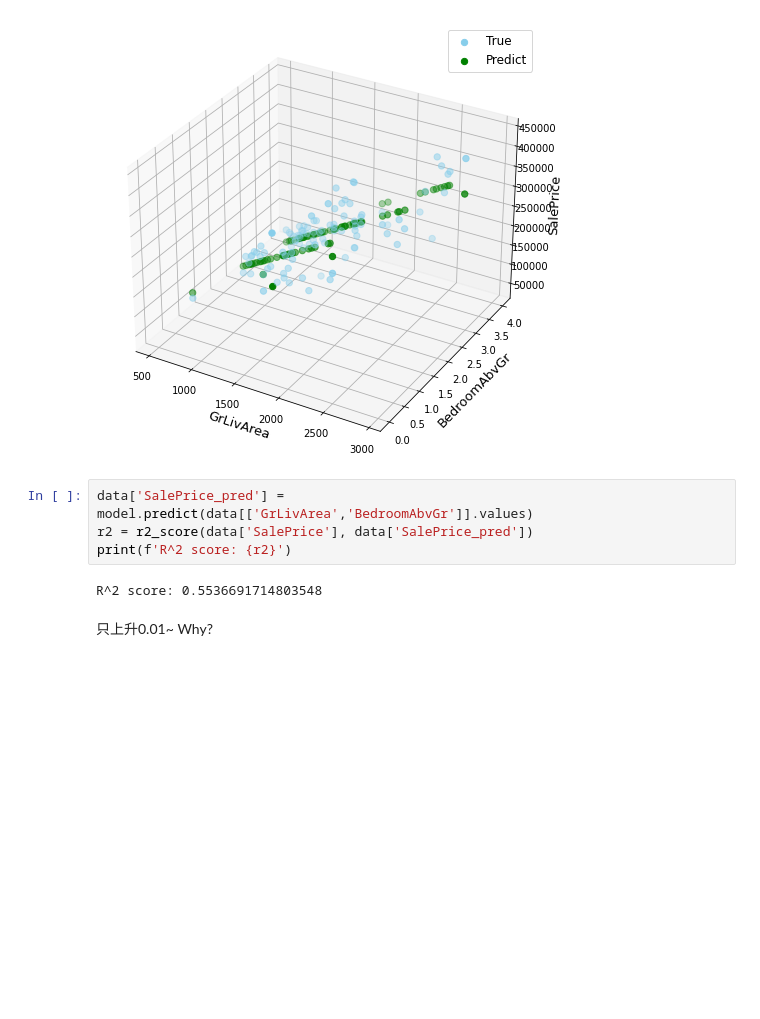
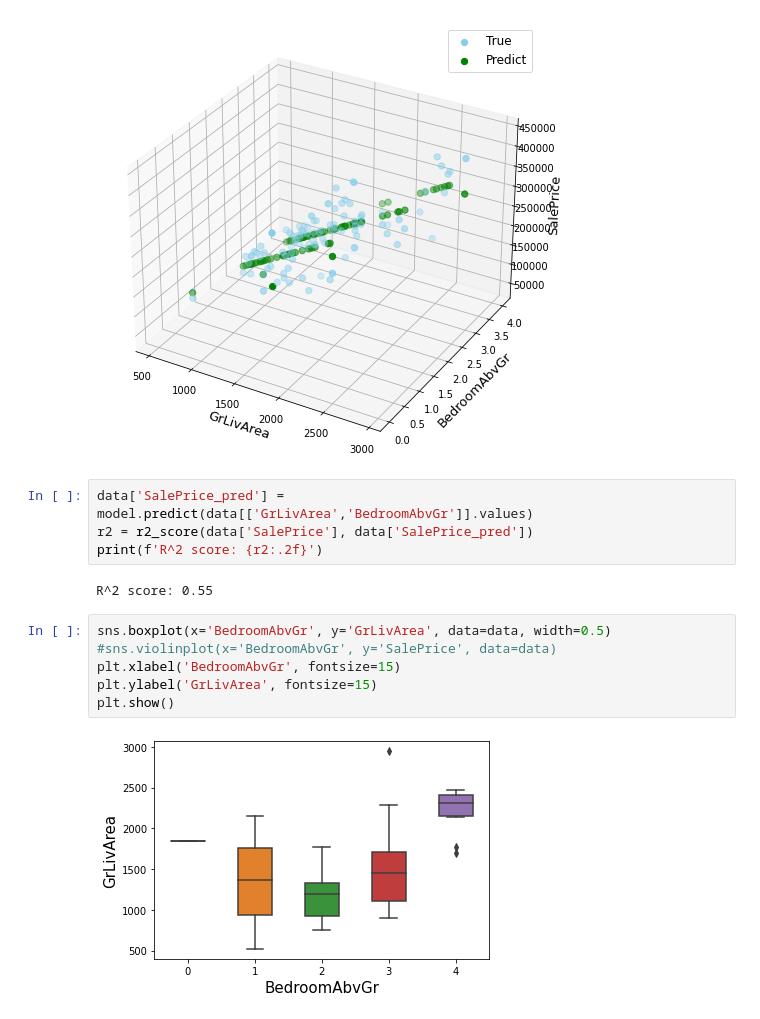
Before and after one commit to Backlu/AI_Training_2024, a Jupyter notebook: course4_linear_regression.ipynb, the cells around one changed output. Saved outputs shown, nothing was run; the diff lists cells and outputs as text; blank space fills up the shorter version.

Commit message:
feat: boxplot

```diff
--- a/course4_linear_regression.ipynb
+++ b/course4_linear_regression.ipynb
@@ -119,9 +126,14 @@ plt.show()
 # %%
 data['SalePrice_pred'] = model.predict(data[['GrLivArea','BedroomAbvGr']].values)
 r2 = r2_score(data['SalePrice'], data['SalePrice_pred'])
-print(f'R^2 score: {r2}')
+print(f'R^2 score: {r2:.2f}')
 # %% [output]
-R^2 score: 0.5536691714803548
+R^2 score: 0.55
-# %% [markdown]
-只上升0.01~
-Why?
+# %%
+sns.boxplot(x='BedroomAbvGr', y='GrLivArea', data=data, width=0.5)
+#sns.violinplot(x='BedroomAbvGr', y='SalePrice', data=data)
+plt.xlabel('BedroomAbvGr', fontsize=15)
+plt.ylabel('GrLivArea', fontsize=15)
+plt.show()
+# %% [output]
+[figure, added]
```
Also changed, not shown: parts of 13 cells of this notebook.
